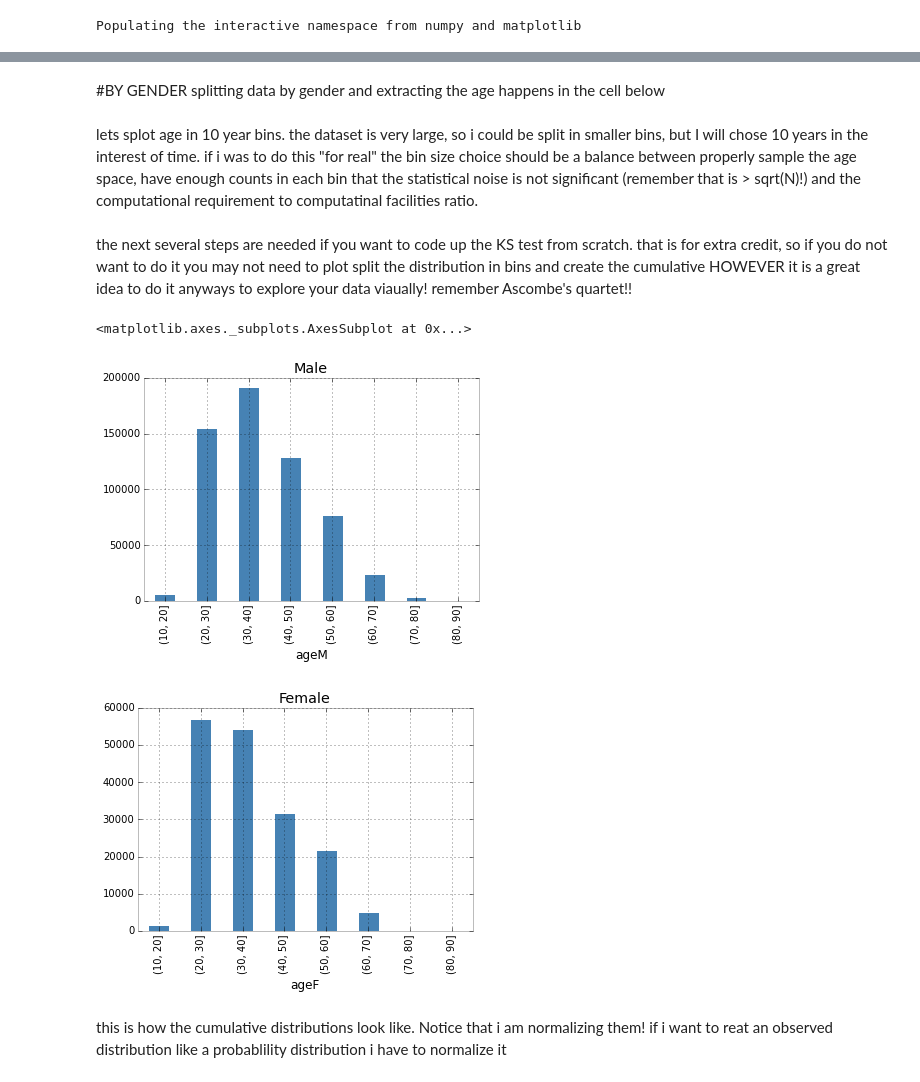
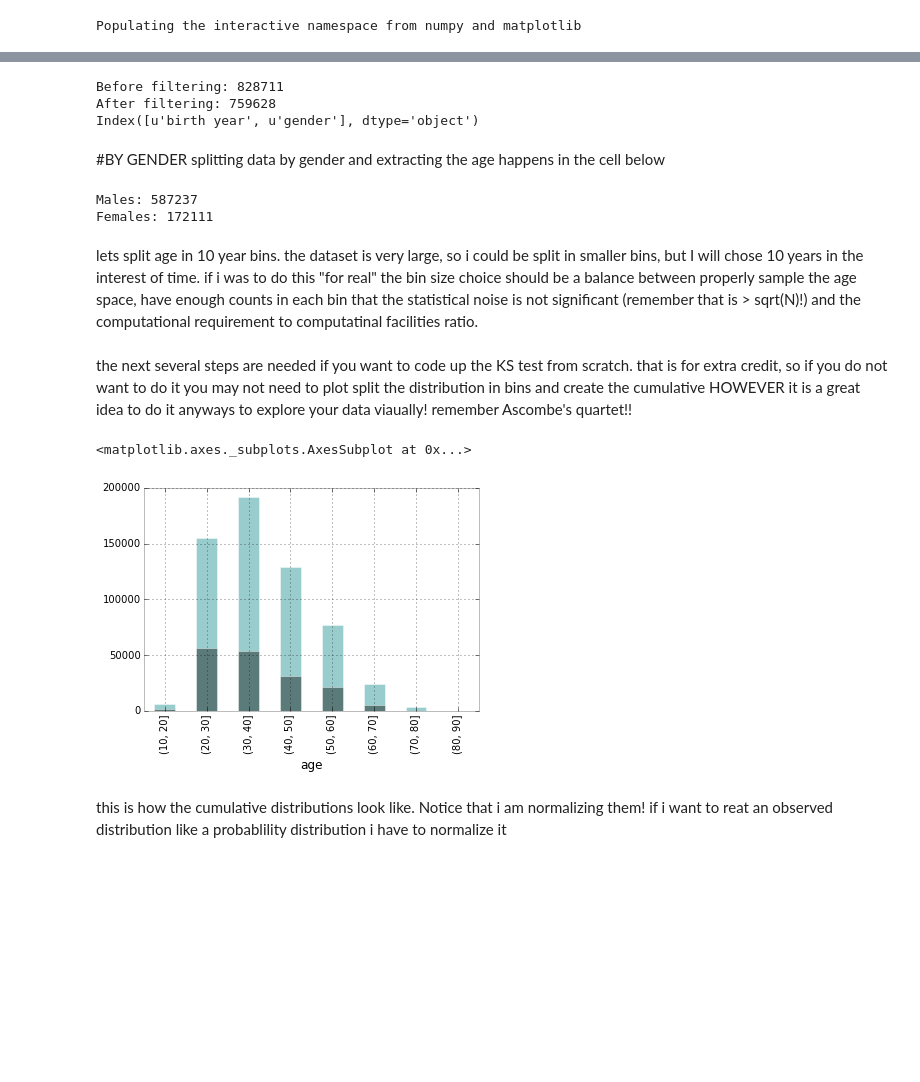
Before and after one commit to Casyfill/PUI2015_Philipp, a Jupyter notebook: Citibike_HW4/citibikes_compare_distributions.ipynb, the cells around one changed output, grey strips where cells are left out. Drawn from its saved outputs; the diff is of its cells as text; code cells hidden in the pictures; blank space fills up the shorter version.

```diff
--- a/Citibike_HW4/citibikes_compare_distributions.ipynb
+++ b/Citibike_HW4/citibikes_compare_distributions.ipynb
@@ -35,0 +51,2 @@ Index([u'birth year', u'gender'], dtype='object')
+# %%
+mdf = getCitibikeData(2014,10)
@@ -36,22 +55,41 @@ Index([u'birth year', u'gender'], dtype='object')
+# %%
+print "Before filtering:", len(df)
+df = mdf[mdf['usertype'] == 'Subscriber'][['birth year','gender']] ## removed customers
+print "After filtering:", len(df)
+
+print df.columns
+# %% [output]
+Before filtering: 828711
+After filtering: 759628
+Index([u'birth year', u'gender'], dtype='object')
 # %% [markdown]
 #BY GENDER
 splitting data by gender and extracting the age happens in the cell below
 # %%
 #df is the dataframe where the content of the csv file is stored
-df['ageM'] = 2015.0-df['birth year'][df['gender'] == 1].astype(float)
-df['ageF'] = 2015.0-df['birth year'][df['gender'] == 2].astype(float)
+df['age'] = 2015.0-df['birth year'].astype(float)
+# %%
+males = df[df['gender'] == 1]
+females = df[df['gender'] == 2]
+
+print 'Males:', len(males)
+print 'Females:', len(females)
+# %% [output]
+Males: 587237
+Females: 172111
 # %% [markdown]
-lets splot age in 10 year bins. the dataset is very large, so i could be split in smaller bins, but I will chose 10 years in the interest of time. if i was to do this "for real" the bin size choice should be a balance between properly sample the age space, have enough counts in each bin that the statistical noise is not significant (remember that is > sqrt(N)!) and the computational requirement to computatinal facilities ratio.
+lets split age in 10 year bins. the dataset is very large, so i could be split in smaller bins, but I will chose 10 years in the interest of time. if i was to do this "for real" the bin size choice should be a balance between properly sample the age space, have enough counts in each bin that the statistical noise is not significant (remember that is > sqrt(N)!) and the computational requirement to computatinal facilities ratio.
 # %% [markdown]
 the next several steps are needed if you want to code up the KS test from scratch. that is for extra credit, so if you do not want to do it you may not need to plot split the distribution in bins and create the cumulative HOWEVER it is a great idea to do it anyways to explore your data viaually! remember Ascombe's quartet!!
 # %%
-bins = np.arange(10, 99, 10)
-df.ageM.groupby(pd.cut(df.ageM, bins)).agg([count_nonzero]).plot(kind='bar', legend=0, title='Male')
-df.ageF.groupby(pd.cut(df.ageF, bins)).agg([count_nonzero]).plot(kind='bar', legend=0, title='Female')
+bins = np.arange(10, 99, 10) ## bins
+
+
+ax = males.age.groupby(pd.cut(males.age, bins)).agg([count_nonzero]).plot(kind='bar', legend=0, alpha = 0.4,  color='teal')
+females.age.groupby(pd.cut(females.age, bins)).agg([count_nonzero]).plot(kind='bar', legend=0, alpha = 0.4, ax=ax, color='k')
 # %% [output]
 <matplotlib.axes._subplots.AxesSubplot at 0x...>
-[figure, old version]
+[figure, new version]
-[figure, removed]
 # %% [markdown]
 this is how the cumulative distributions look like.  Notice that i am normalizing them! if i want to reat an observed distribution like a probablility distribution i have to normalize it
 # %%
```
Also changed, not shown: parts of 42 cells of this notebook, 1 other file.
